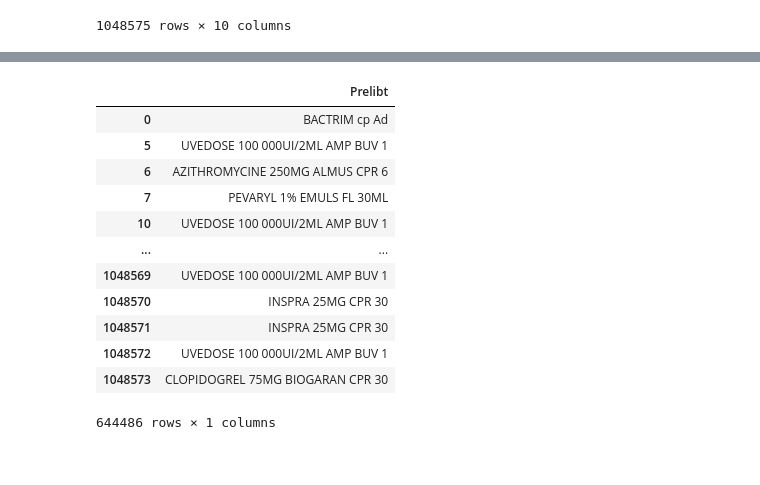
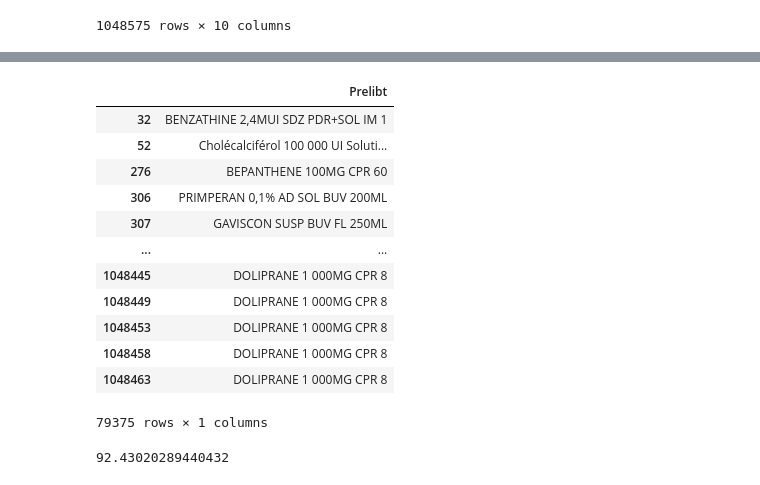
Before and after one commit to touXik/OCTAVIA, a Jupyter notebook: Prescription/Traitement.ipynb, the cells around one changed output, grey strips where cells are left out. Saved outputs shown, nothing was run; the diff lists cells and outputs as text; code cells hidden in the pictures.

```diff
--- a/Prescription/Traitement.ipynb
+++ b/Prescription/Traitement.ipynb
@@ -197,24 +49,0 @@ Traitement en cours...
-# %%
-import pandas as pd
-
-# Charger les fichiers
-# df = pd.read_excel("prescriptions.xlsx")  # ton fichier principal
-vih = pd.read_excel("data/vih.xlsx")           # fichier VIH
-
-# Normaliser les noms pour éviter les problèmes majuscules/minuscules
-df['Prelibt_clean'] = df['Prelibt'].str.upper().str.strip()
-vih['nom_commercial_clean'] = vih['nom_commercial'].str.upper().str.strip()
-
-# Faire un mapping simple basé sur le nom commercial
-# Créer un dictionnaire : nom -> (DCI, ATC)
-vih_dict = vih.set_index('nom_commercial_clean')[['dci','atc']].to_dict('index')
-
-# Fonction pour chercher le DCI et ATC
-def get_dci_atc(nom):
-    if nom in vih_dict:
-        return pd.Series([vih_dict[nom]['dci'], vih_dict[nom]['atc']])
-    else:
-        return pd.Series([None, None])
-
-# Appliquer le mapping
-df[['DCI_mapped','ATC_mapped']] = df['Prelibt_clean'].apply(get_dci_atc)
@@ -325,16 +458,20 @@ df.to_excel("data/out/result.xlsx")
 # %%
-df[df['DCI_mapped'].isna()][['Prelibt']]
+df[df['DCI'].isna()][['Prelibt']]
 # %% [output]
 |  | Prelibt |
-| 0 | BACTRIM cp Ad |
-| 5 | UVEDOSE 100 000UI/2ML AMP BUV 1 |
-| 6 | AZITHROMYCINE 250MG ALMUS CPR 6 |
-| 7 | PEVARYL 1% EMULS FL 30ML |
-| 10 | UVEDOSE 100 000UI/2ML AMP BUV 1 |
+| 32 | BENZATHINE 2,4MUI SDZ PDR+SOL IM 1 |
+| 52 | Cholécalciférol 100 000 UI Soluti... |
+| 276 | BEPANTHENE 100MG CPR 60 |
+| 306 | PRIMPERAN 0,1% AD SOL BUV 200ML |
+| 307 | GAVISCON SUSP BUV FL 250ML |
 | ... | ... |
-| 1048569 | UVEDOSE 100 000UI/2ML AMP BUV 1 |
-| 1048570 | INSPRA 25MG CPR 30 |
-| 1048571 | INSPRA 25MG CPR 30 |
-| 1048572 | UVEDOSE 100 000UI/2ML AMP BUV 1 |
-| 1048573 | CLOPIDOGREL 75MG BIOGARAN CPR 30 |
+| 1048445 | DOLIPRANE 1 000MG CPR 8 |
+| 1048449 | DOLIPRANE 1 000MG CPR 8 |
+| 1048453 | DOLIPRANE 1 000MG CPR 8 |
+| 1048458 | DOLIPRANE 1 000MG CPR 8 |
+| 1048463 | DOLIPRANE 1 000MG CPR 8 |
-644486 rows × 1 columns
+79375 rows × 1 columns
+# %%
+100 - (df[df['DCI'].isna()][['Prelibt']].shape[0])*100/df.shape[0]
+# %% [output]
+92.43020289440432
```
Also changed, not shown: parts of 13 cells of this notebook, 26 other files.
